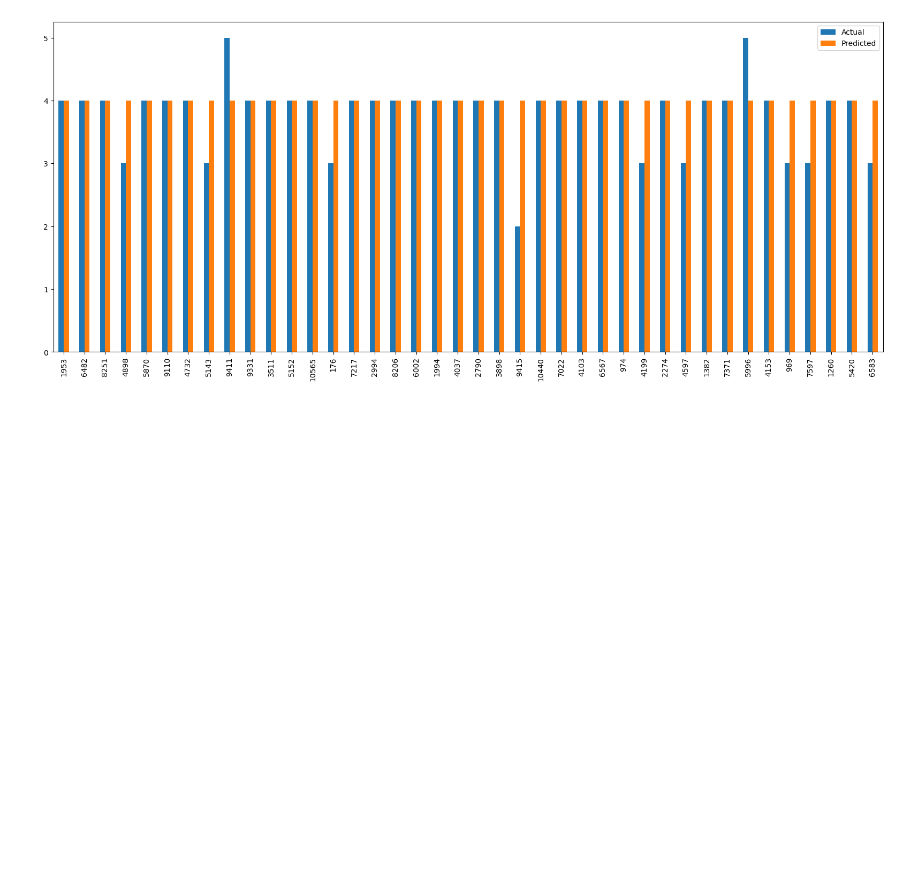
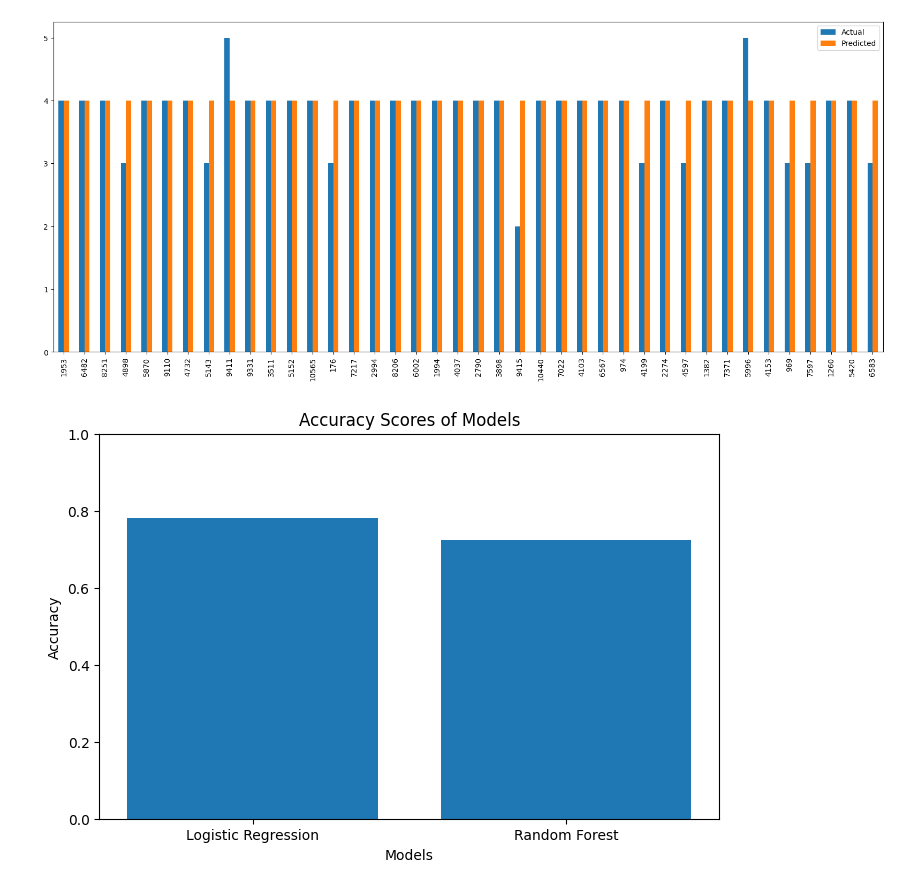
Before and after one commit to Tuwaiq-Data-Science-Bootcamp-V3/Bootcamp-Project-4-Machine-Learning, a Jupyter notebook: MLproject.ipynb, the cells around one changed output. Saved outputs shown, nothing was run; the diff lists cells and outputs as text; code cells hidden in the pictures; blank space fills up the shorter version.

Commit message:
ReadmeFile+some chart

```diff
--- a/MLproject.ipynb
+++ b/MLproject.ipynb
@@ -527,3 +533,22 @@ dfReg2[:40].plot(kind = "bar", figsize = (20,8))
 # %% [output]
 <AxesSubplot: >
 [figure]
+# %%
+# Bar chart for model comparison
+models = ['Logistic Regression', 'Random Forest']
+accuracy_scores = [lr_ac, rdf_ac]
+mae_scores = [metrics.mean_absolute_error(y_test, lr_pred), metrics.mean_absolute_error(y_test, rdf_pred)]
+mse_scores = [metrics.mean_squared_error(y_test, lr_pred), metrics.mean_squared_error(y_test, rdf_pred)]
+rmse_scores = [np.sqrt(metrics.mean_squared_error(y_test, lr_pred)), np.sqrt(metrics.mean_squared_error(y_test, rdf_pred))]
+# %%
+
+# Plotting accuracy scores
+plt.figure(figsize=(8, 5))
+plt.bar(models, accuracy_scores)
+plt.title('Accuracy Scores of Models')
+plt.xlabel('Models')
+plt.ylabel('Accuracy')
+plt.ylim([0, 1])
+plt.show()
+# %% [output]
+[figure, added]
```
Also changed, not shown: parts of 5 cells of this notebook, 1 other file.
